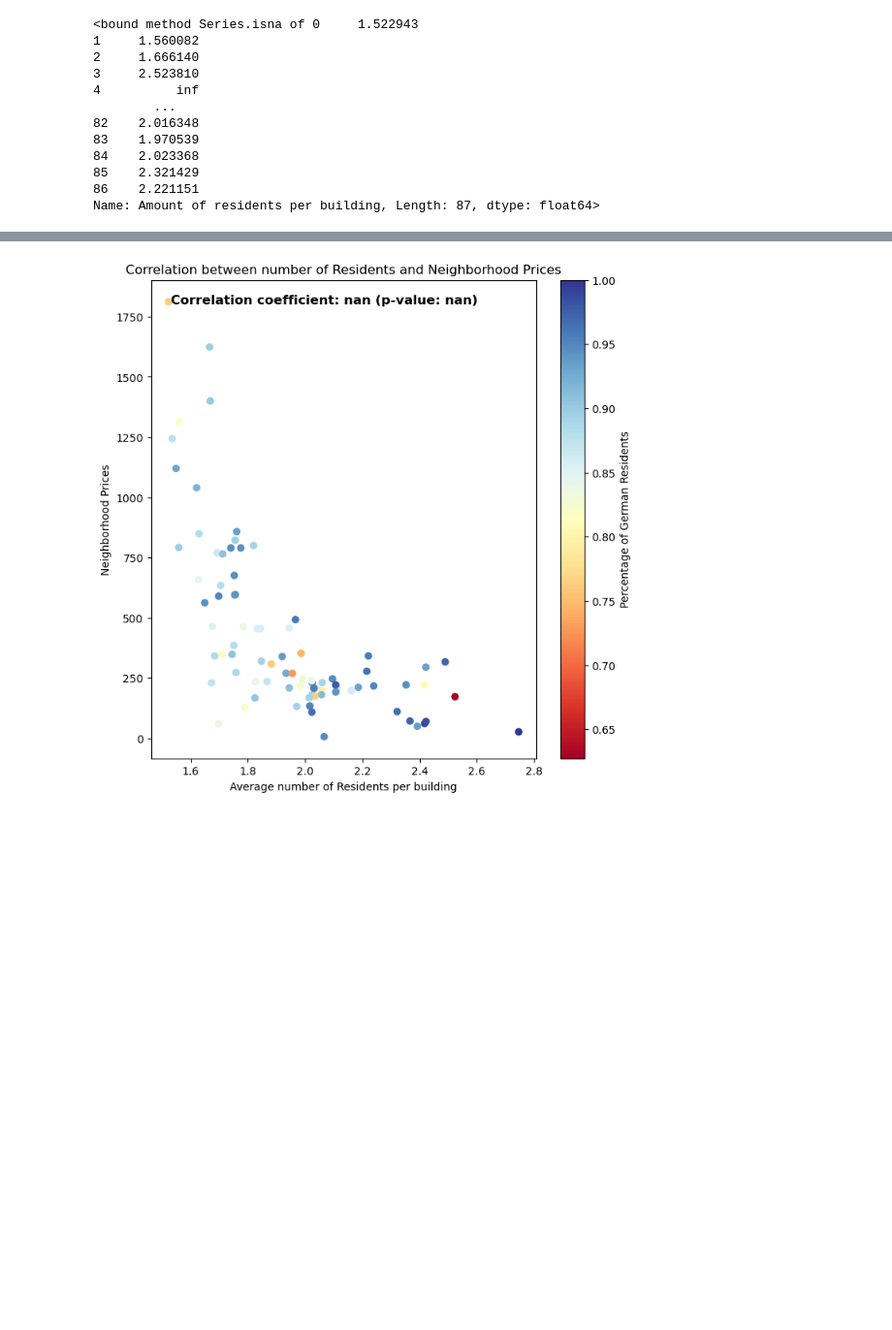
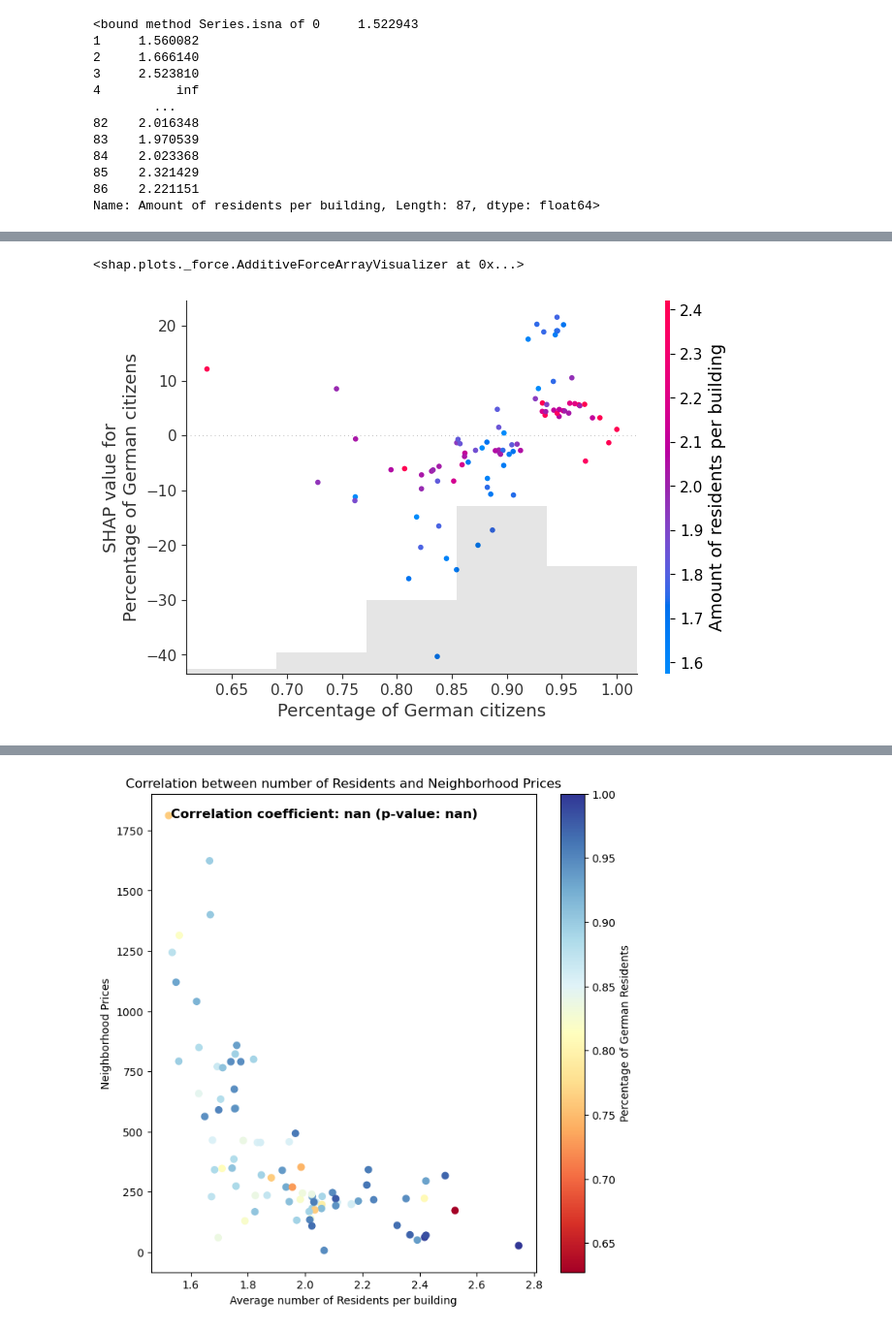
Before and after one commit to flowni/ifohack23-heysociumm, a Jupyter notebook: notebooks/BremenViz.ipynb, the cells around one changed output, grey strips where cells are left out. Shown at 97% size. Cells and saved outputs as stored; diff of their text form; code cells hidden in the pictures; blank space fills up the shorter version.

```diff
--- a/notebooks/BremenViz.ipynb
+++ b/notebooks/BremenViz.ipynb
@@ -76,8 +74,8 @@ zensus_data_by_neighborhood_grouped = zensus_data_by_neighborhood.groupby('Neigh
 # %%
 # Drop un
 column_names_map = {"Area_Types": "Area Type", "buildings_total_units": "Total number of buildings", "Land_Value": "Euros per square meter", "Neighborhood_FID": "Neighborhood ID", "geometry": "geometry", "sk_germany": "Amount of German citizens", "sk_abroad": "Amount of foreign citizens"}
-age_group_map = {"alk_18_under": "Age Group <18", "alk_18_29": "Age Group 18-29", "alk_30_49": "Age Group 30-49", "alk_50_64": "Age Group 50-64", "alk_65_over": "Age Group >65"}
-building_age_map = {'j_before_1919': "Houses with building year <1919",'j_1919_1948': "Houses with building year 1919-1948",'j_1949_1978': "Houses with building year 1948-1978",'j_1979_1995': "Houses with building year 1979-1995",'j_1996_2008': "Houses with building year 1996-2008",'j_2009_and_later': "Houses with building year >2009"}
+age_group_map = {"alk_18_under": "Age Group under 18", "alk_18_29": "Age Group 18-29", "alk_30_49": "Age Group 30-49", "alk_50_64": "Age Group 50-64", "alk_65_over": "Age Group >65"}
+building_age_map = {'j_before_1919': "Houses with building year under 1919",'j_1919_1948': "Houses with building year 1919-1948",'j_1949_1978': "Houses with building year 1948-1978",'j_1979_1995': "Houses with building year 1979-1995",'j_1996_2008': "Houses with building year 1996-2008",'j_2009_and_later': "Houses with building year >2009"}
 household_map = {"hhgr_1_pers": "Household size 1", "hhgr_2_pers": "Household size 2", "hhgr_3_pers": "Household size 3", "hhgr_4_pers": "Household size 4", "hhgr_5_pers": "Household size 5", "hhgr_6_more": "Household size >=6"}
 column_names_map.update(age_group_map)
 column_names_map.update(building_age_map)
@@ -171,0 +150,3 @@ Index(['Neighborhood ID', 'Area Type', 'Total number of buildings',
+# %%
+zensus_data_by_neighborhood = zensus_data_by_neighborhood.drop(columns=["Amount of German citizens", "Amount of foreign citizens"])
+zensus_data_by_neighborhood.columns
@@ -186,3 +186,19 @@ zensus_data_by_neighborhood['Amount of residents per building'].isna
 Name: Amount of residents per building, Length: 87, dtype: float64>
 # %%
 gpd.GeoDataFrame(zensus_data_by_neighborhood).to_file('bremen_merged_data.gpkg', driver='GPKG')
+# %%
+X_data = zensus_data_by_neighborhood.drop(columns=['geometry', 'Area Type'])
+X_data.replace([np.inf, -np.inf], np.nan, inplace=True)
+X_data.dropna()
+y_data = X_data['Euros per square meter']
+X_data.drop(columns=['Euros per square meter'], inplace=True)
+# Define the XGBRegressor model
+model = XGBRegressor()
+model.fit(X_data, y_data)
+# define model evaluation method
+cv = RepeatedKFold(n_splits=4, n_repeats=3, random_state=13)
+# evaluate model
+scores = cross_val_score(model, X_data, y_data, scoring='r2', cv=cv, n_jobs=-1)
+# force scores to be positive
+scores = abs(scores)
+print('r-squared: %.3f (%.3f)' % (scores.mean(), scores.std()) )
@@ -188,0 +211,13 @@ gpd.GeoDataFrame(zensus_data_by_neighborhood).to_file('bremen_merged_data.gpkg',
+# %%
+# explain the model's predictions using SHAP
+# (same syntax works for LightGBM, CatBoost, scikit-learn, transformers, Spark, etc.)
+model.fit(X_data, y_data)
+explainer = shap.Explainer(model)
+shap_values = explainer(X_data)
+shap.plots.force(shap_values)
+# %% [output]
+<shap.plots._force.AdditiveForceArrayVisualizer at 0x...>
+# %%
+shap.plots.scatter(shap_values[:,"Percentage of German citizens"], color=shap_values)
+# %% [output]
+[figure, added]
```
Also changed, not shown: parts of 7 cells of this notebook, 2 other files.
